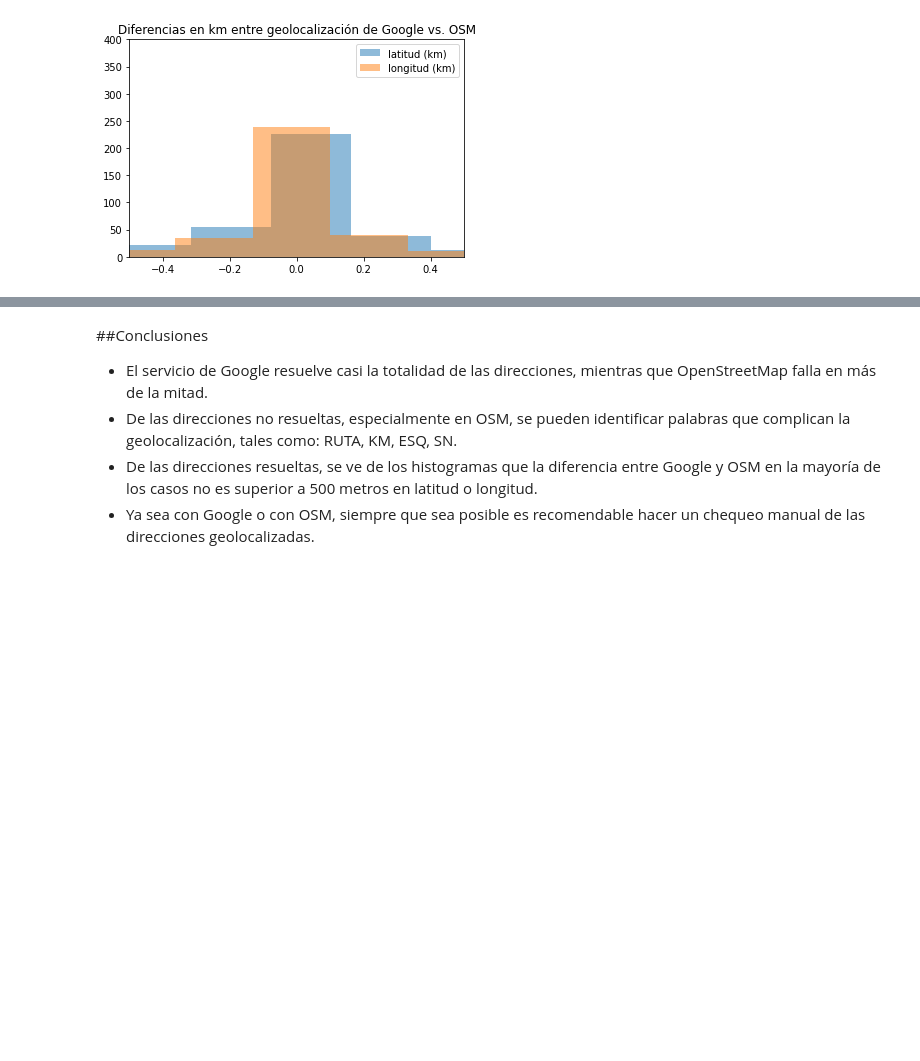
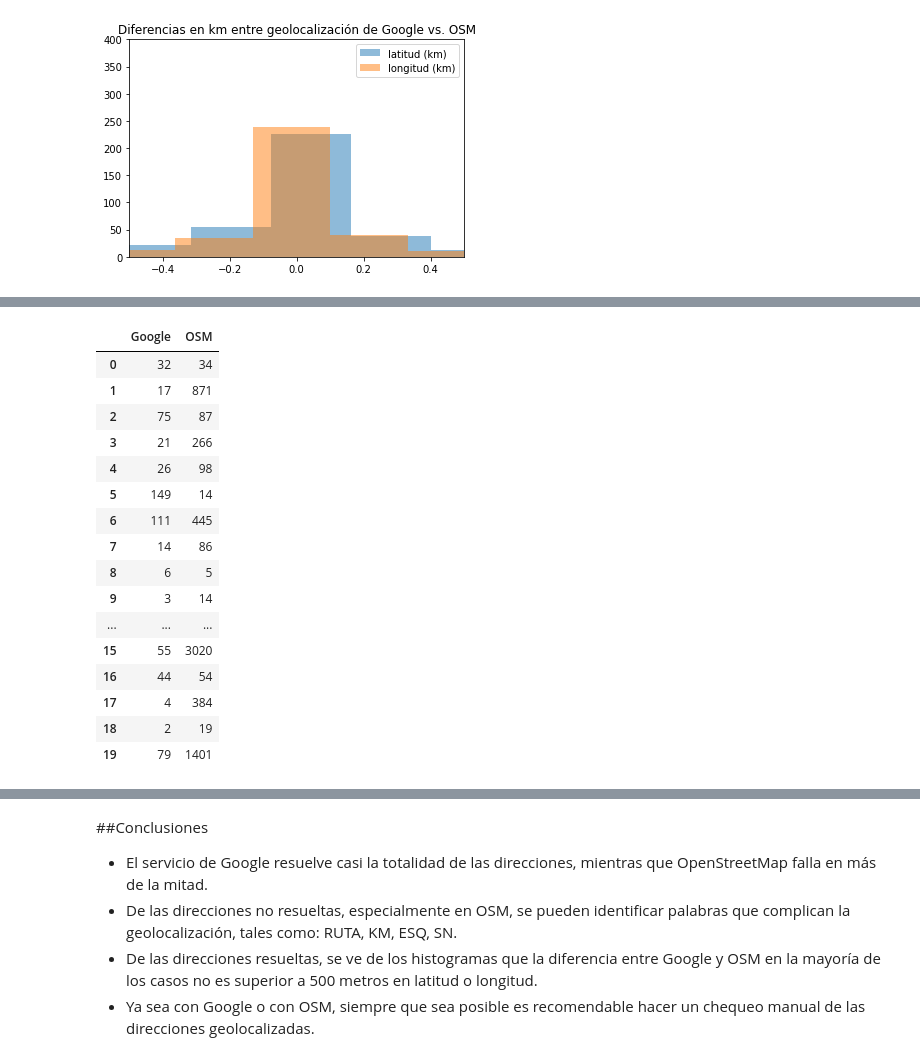
Before and after one commit to bernardo607/geocoding_project, a Jupyter notebook: proyecto_geolocalizacion.ipynb, the cells around one changed output, grey strips where cells are left out. Drawn from its saved outputs; the diff is of its cells as text; code cells hidden in the pictures; blank space fills up the shorter version.

```diff
--- a/proyecto_geolocalizacion.ipynb
+++ b/proyecto_geolocalizacion.ipynb
@@ -360,0 +417,21 @@ plt.show()
+# %%
+df_differences = pd.DataFrame(list(zip(list_google, list_osm)), columns =['Google', 'OSM'])
+df_differences.head(20)
+# %% [output]
+|  | Google | OSM |
+| 0 | 32 | 34 |
+| 1 | 17 | 871 |
+| 2 | 75 | 87 |
+| 3 | 21 | 266 |
+| 4 | 26 | 98 |
+| 5 | 149 | 14 |
+| 6 | 111 | 445 |
+| 7 | 14 | 86 |
+| 8 | 6 | 5 |
+| 9 | 3 | 14 |
+| ... | ... | ... |
+| 15 | 55 | 3020 |
+| 16 | 44 | 54 |
+| 17 | 4 | 384 |
+| 18 | 2 | 19 |
+| 19 | 79 | 1401 |
```
Also changed, not shown: parts of 12 cells of this notebook.
